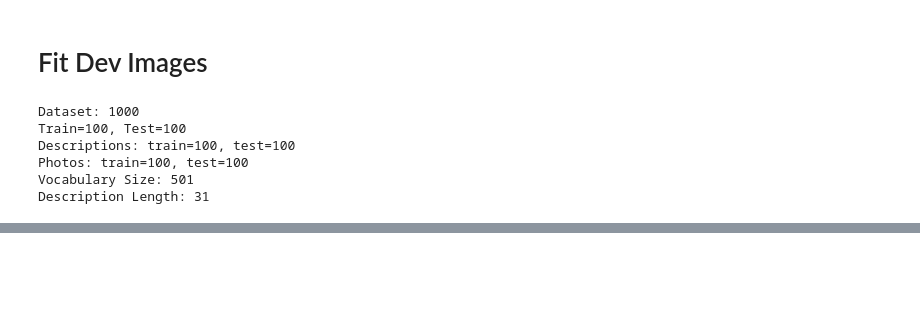
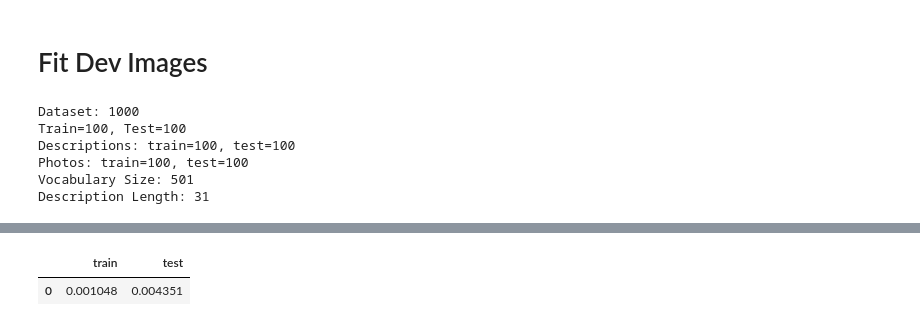
Before and after one commit to duttagoutam/LJMUMasters, a Jupyter notebook: ImageCaptioningFlickr8kFinal.ipynb, the cells around one changed output, grey strips where cells are left out. Saved outputs shown, nothing was run; the diff lists cells and outputs as text; code cells hidden in the pictures; blank space fills up the shorter version.

```diff
--- a/ImageCaptioningFlickr8kFinal.ipynb
+++ b/ImageCaptioningFlickr8kFinal.ipynb
@@ -891,5 +1146,13 @@ Corpus/Sentence contains 0 counts of 3-gram overlaps.
 BLEU scores might be undesirable; use SmoothingFunction().
   warnings.warn(_msg)
+# %%
+resultFile = resultFolder+'/'+'baseline_generate.csv'
+data = pd.read_csv(resultFile)
+# Preview the first 5 lines of the loaded data
+data.head(5)
+# %% [output]
+|  | train | test |
+| 0 | 0.001048 | 0.004351 |
 # %%
 # define the captioning model
 def size_sm_fixed_vec(vocab_size, max_length):
```
Also changed, not shown: parts of 24 cells of this notebook.
